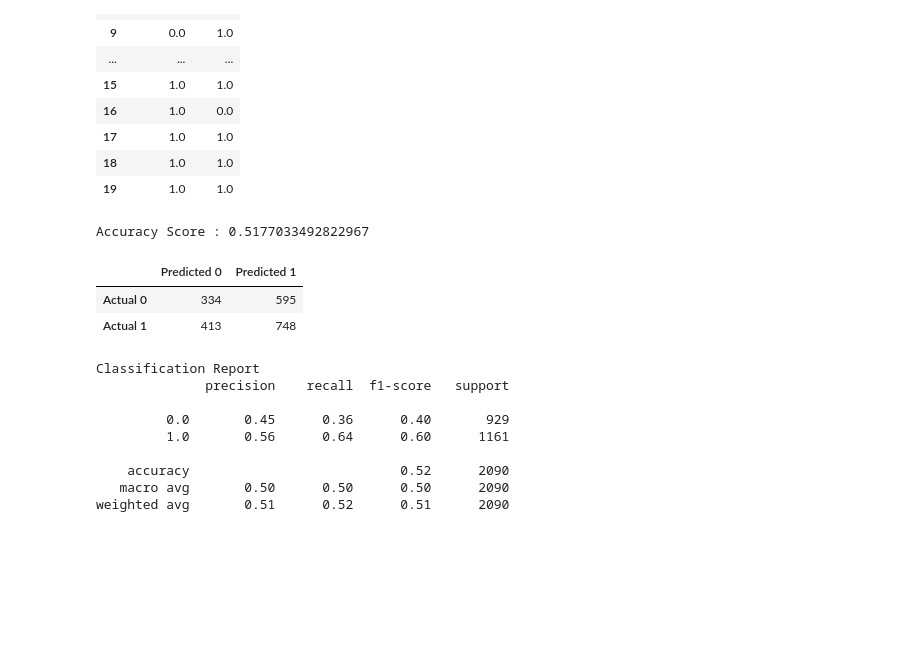
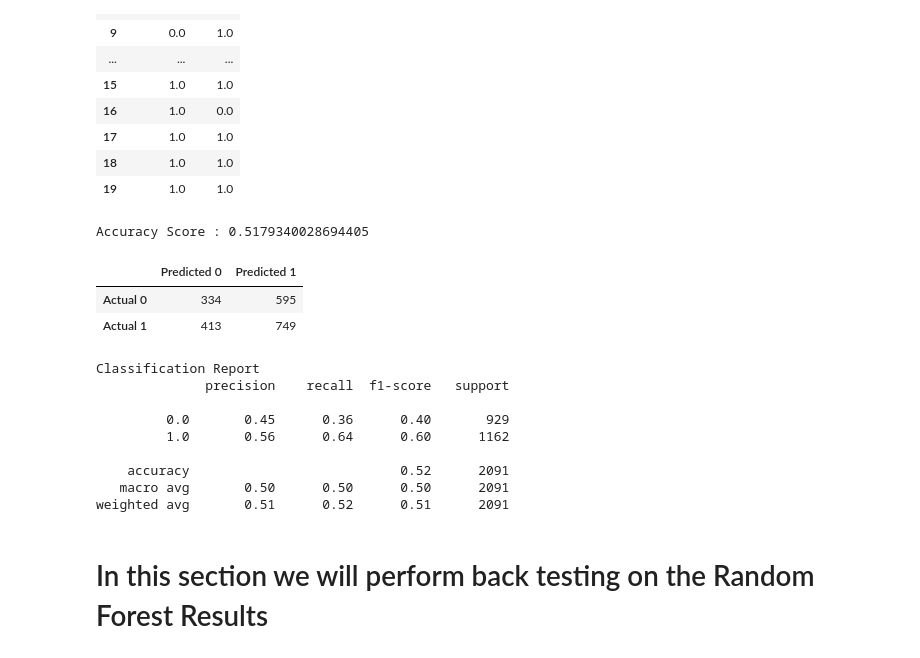
Before and after one commit to JessicaDeCunha/Machine-Learning-Models-in-Algorithmic-Trading, a Jupyter notebook: Algorithmic_trading.ipynb, the cells around one changed output. Cells and saved outputs as stored; diff of their text form; code cells hidden in the pictures; blank space fills up the shorter version.

```diff
--- a/Algorithmic_trading.ipynb
+++ b/Algorithmic_trading.ipynb
@@ -282,7 +286,7 @@ training_end="2012-06-05"
 
 # Construct testing start and end dates
 testing_start="2012-06-06"
-testing_end="2020-09-24"
+testing_end="2020-09-25"
 # %% [markdown]
 ### Separate X and Y Training Datasets
 # %%
@@ -330,15 +328,16 @@ Name: Positive Return, dtype: float64
 ### Train Random Forest Model
 # %%
 # Fit a SKLearn linear regression using just the training set (X_train, Y_train):
-model = RandomForestClassifier(n_estimators=100, max_depth=3, random_state=0)
-model.fit(x_train, y_train)
+model_rfc = RandomForestClassifier(n_estimators=100, max_depth=3, random_state=0)
+model_rfc.fit(x_train, y_train)
 
 # Make a prediction of "y" values from the x test dataset
-predictions = model.predict(x_test)
+predictions_rfc = model_rfc.predict(x_test)
 
 # Assemble actual y data (Y_test) with predicted y data (from just above) into two columns in a dataframe:
 results = y_test.to_frame()
-#Results = Results.rename(columns="Actual Value", inplace=False)
-results["Predicted Value"] = predictions
-results
+
+#Construict the dataframe
+results = pd.DataFrame({ "Actual Value": y_test, "Predicted Value": predictions_rfc})
+results .head()
 # %% [output]
@@ -511,8 +468,8 @@ from sklearn.ensemble import GradientBoostingClassifier
 # %%
-classifier = GradientBoostingClassifier(n_estimators=20,
-                                        learning_rate=0.75,
-                                        max_features="auto",
-                                        max_depth = 3,
+classifier = GradientBoostingClassifier(n_estimators=100,
+                                        learning_rate=0.4,
+
+
                                         random_state=0,
                                         )
 
@@ -520,8 +477,8 @@ classifier = GradientBoostingClassifier(n_estimators=20,
 classifier.fit(x_train, y_train.ravel())
 
 # Make Prediction
-predictions = classifier.predict(x_test)
-pd.DataFrame({"Prediction": predictions, "Actual": y_test.ravel()}).head(20)
+predictions_gbc = classifier.predict(x_test)
+pd.DataFrame({"Prediction": predictions_gbc, "Actual": y_test.ravel()}).head(20)
 # %% [output]
 |  | Prediction | Actual |
 | 0 | 1.0 | 1.0 |
@@ -542,35 +499,37 @@ pd.DataFrame({"Prediction": predictions, "Actual": y_test.ravel()}).head(20)
 | 19 | 1.0 | 1.0 |
 # %%
 # Calculating the accuracy score
-acc_score = accuracy_score(y_test, predictions)
-print(f"Accuracy Score : {acc_score}")
+acc_score_gbc = accuracy_score(y_test, predictions_gbc)
+print(f"Accuracy Score : {acc_score_gbc}")
 # %% [output]
-Accuracy Score : 0.5177033492822967
+Accuracy Score : 0.5179340028694405
 # %%
 # Generate the confusion matrix
-cm = confusion_matrix(y_test, predictions)
+cm = confusion_matrix(y_test, predictions_gbc)
 cm_df = pd.DataFrame(
     cm, index=["Actual 0", "Actual 1"],
     columns=["Predicted 0", "Predicted 1"]
 )
 
 # Displaying results
 display(cm_df)
 # %% [output]
 |  | Predicted 0 | Predicted 1 |
 | Actual 0 | 334 | 595 |
-| Actual 1 | 413 | 748 |
+| Actual 1 | 413 | 749 |
 # %%
 # Generate classification report
 print("Classification Report")
-print(classification_report(y_test, predictions))
+print(classification_report(y_test, predictions_gbc))
 # %% [output]
 Classification Report
               precision    recall  f1-score   support
 
          0.0       0.45      0.36      0.40       929
-         1.0       0.56      0.64      0.60      1161
+         1.0       0.56      0.64      0.60      1162
 
-    accuracy                           0.52      2090
-   macro avg       0.50      0.50      0.50      2090
-weighted avg       0.51      0.52      0.51      2090
+    accuracy                           0.52      2091
+   macro avg       0.50      0.50      0.50      2091
+weighted avg       0.51      0.52      0.51      2091
+# %% [markdown]
+# In this section we will perform back testing on the Random Forest Results
```
Also changed, not shown: parts of 44 cells of this notebook.
